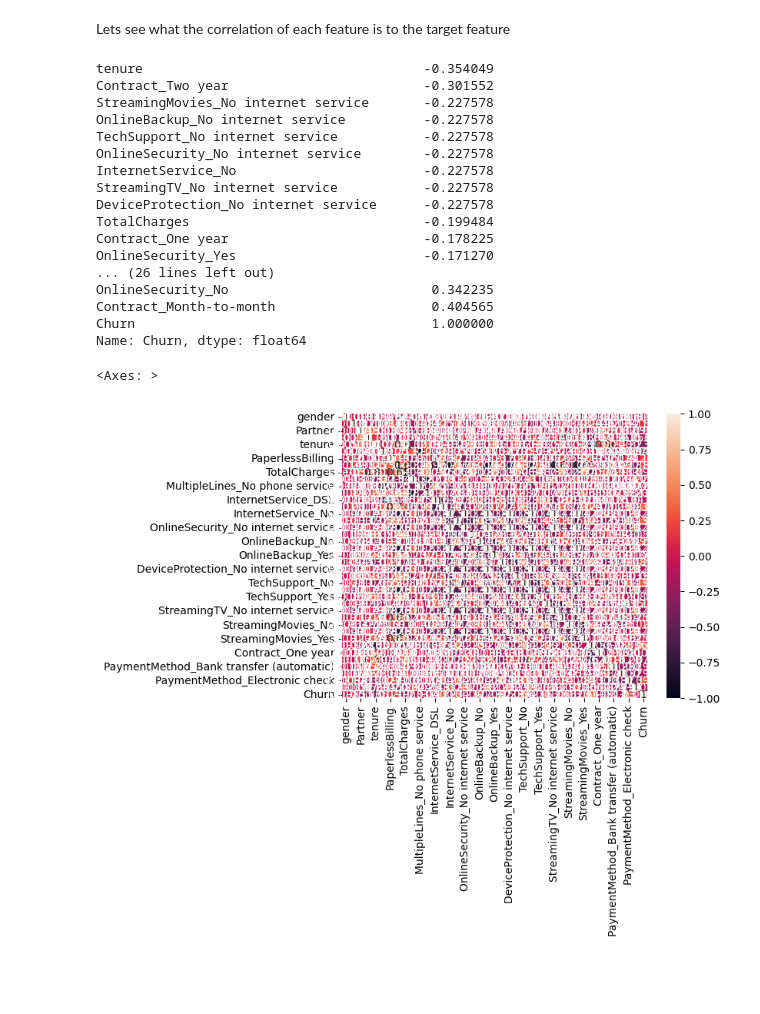
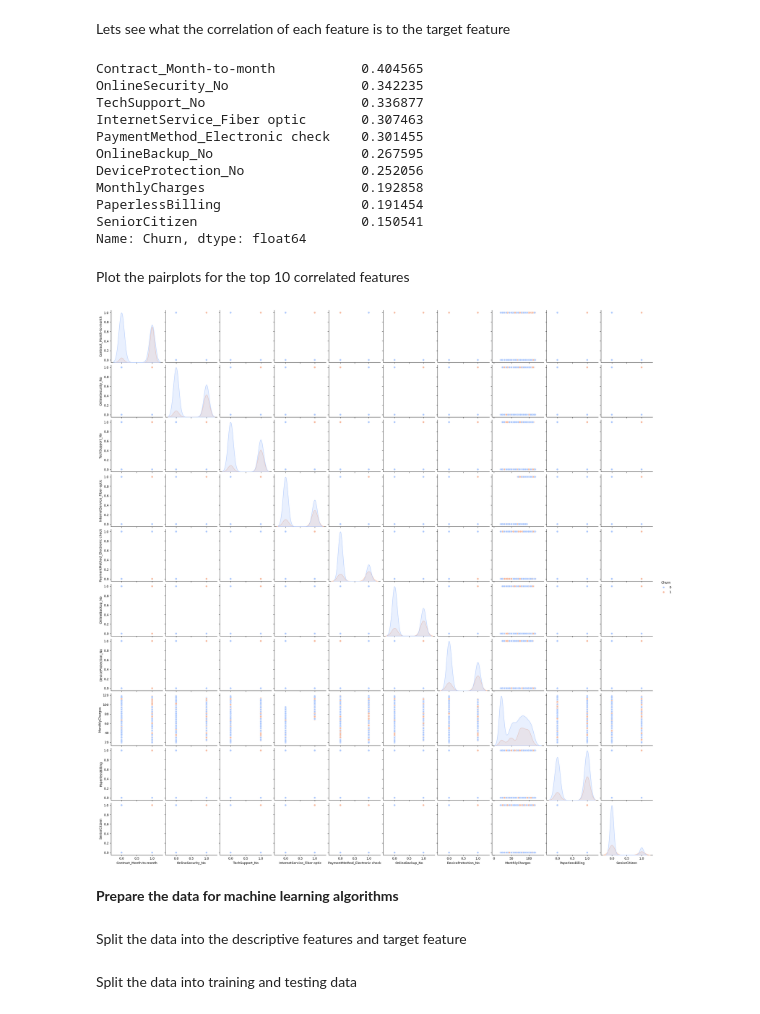
Before and after one commit to DavideF99/P1_Customer_Churn_Predicition, a Jupyter notebook: main.ipynb, the cells around one changed output. Drawn from its saved outputs; the diff is of its cells as text; code cells hidden in the pictures; blank space fills up the shorter version.

```diff
--- a/main.ipynb
+++ b/main.ipynb
@@ -229,30 +237,39 @@ The last column title is: Churn
 Lets see what the correlation of each feature is to the target feature
 # %%
 # Print correlation between all features and target variable
-df.corr()['Churn'].sort_values()
+correlation = df.corr()['Churn'].sort_values(ascending=False)
+
+# Display the top correlated features (excluding 'Churn' itself)
+top_correlated_features = correlation.iloc[1:11]  # Exclude 'Churn' itself
+print(top_correlated_features)  # Show the top 10 correlated features
 # %% [output]
-tenure                                    -0.354049
-Contract_Two year                         -0.301552
-StreamingMovies_No internet service       -0.227578
-OnlineBackup_No internet service          -0.227578
-TechSupport_No internet service           -0.227578
-OnlineSecurity_No internet service        -0.227578
-InternetService_No                        -0.227578
-StreamingTV_No internet service           -0.227578
-DeviceProtection_No internet service      -0.227578
-TotalCharges                              -0.199484
-Contract_One year                         -0.178225
-OnlineSecurity_Yes                        -0.171270
-... (26 lines left out)
-OnlineSecurity_No                          0.342235
-Contract_Month-to-month                    0.404565
-Churn                                      1.000000
+Contract_Month-to-month           0.404565
+OnlineSecurity_No                 0.342235
+TechSupport_No                    0.336877
+InternetService_Fiber optic       0.307463
+PaymentMethod_Electronic check    0.301455
+OnlineBackup_No                   0.267595
+DeviceProtection_No               0.252056
+MonthlyCharges                    0.192858
+PaperlessBilling                  0.191454
+SeniorCitizen                     0.150541
 Name: Churn, dtype: float64
-# %%
-import seaborn as sns
-
-# Plot heatmap using Seaborn to visualize correlation amongst ftrs.
-sns.heatmap(df.corr(), annot = True)
-# %% [output]
-<Axes: >
-[figure, removed]
+# %% [markdown]
+Plot the pairplots for the top 10 correlated features
+# %%
+import matplotlib.pyplot as plt
+
+# Select the top 10 correlated features + 'Churn' for plotting
+selected_features = top_correlated_features.index.tolist() + ['Churn']
+
+# Create pairplot
+sns.pairplot(df[selected_features], hue='Churn', palette="coolwarm", diag_kind='kde')
+
+# Show plot
+plt.show()
+# %% [output]
+[figure, added]
+# %% [markdown]
+**Prepare the data for machine learning algorithms**
+# %% [markdown]
+Split the data into the descriptive features and target feature
@@ -258,0 +279,2 @@ sns.heatmap(df.corr(), annot = True)
+# %% [markdown]
+Split the data into training and testing data
```
Also changed, not shown: parts of 5 cells of this notebook.
